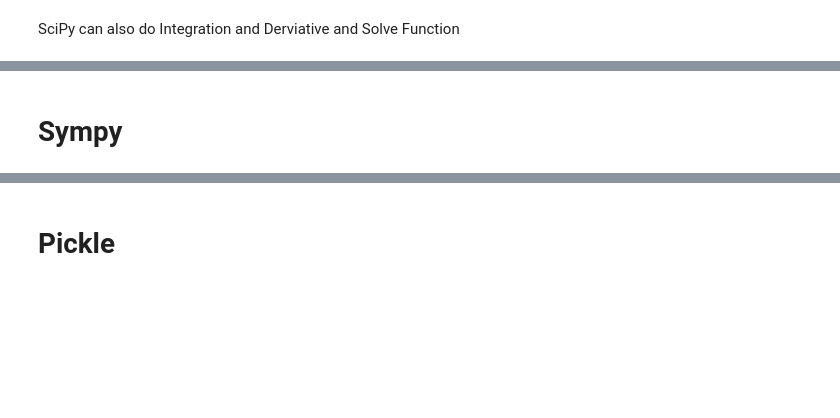
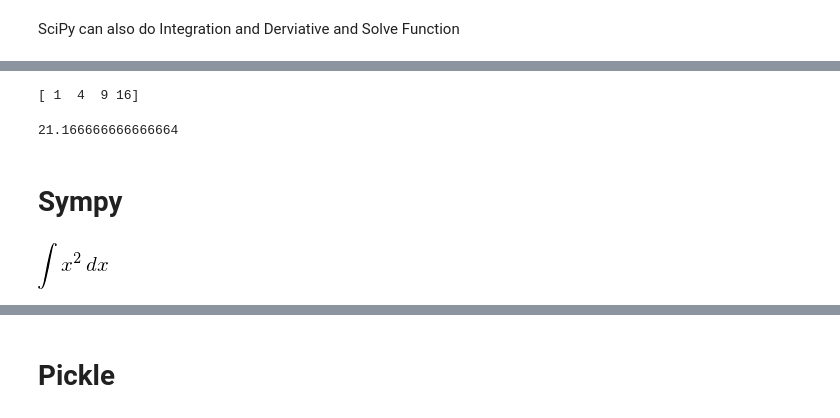
Before and after one commit to uofscphysics/STEM_Python_Course, a Jupyter notebook: Day_2/Python_Core.ipynb, the cells around one changed output, grey strips where cells are left out. Drawn from its saved outputs; the diff is of its cells as text; code cells hidden in the pictures; blank space fills up the shorter version.

```diff
--- a/Day_2/Python_Core.ipynb
+++ b/Day_2/Python_Core.ipynb
@@ -143,17 +182,25 @@ def f1(x):
 def f2(x):
     return x**3
 
-x = np.array([1,3,4]) #x data to integrate with
+x = np.array([1,2,3,4]) #x data to integrate with
 y1 = f1(x)
-from scipy.integrate import simps
-I1 = simps(y1, x)
-print(I1)
+print(y1)
+# %% [output]
+[ 1  4  9 16]
+# %%
+from scipy.integrate import simps
+I1 = simps(y1, x)
+print(I1)
+# %% [output]
+21.166666666666664
 # %% [markdown]
 # Sympy
 # %%
 from sympy import *
-init_printing()
+#init_printing()
 x = Symbol('x')
 Integral(x**2,x) #same integration but now visual
+# %% [output]
+[figure, added]
 # %%
 print(latex(Integral(x**2,x))) #latex code
```
Also changed, not shown: parts of 36 cells of this notebook, 28 other files.
